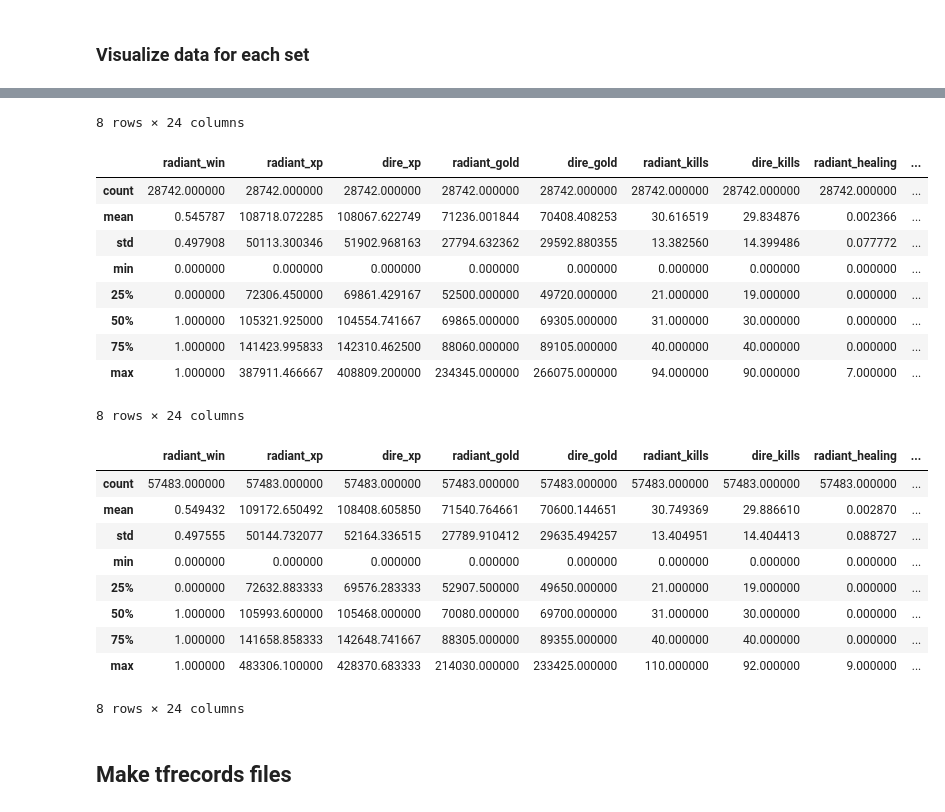
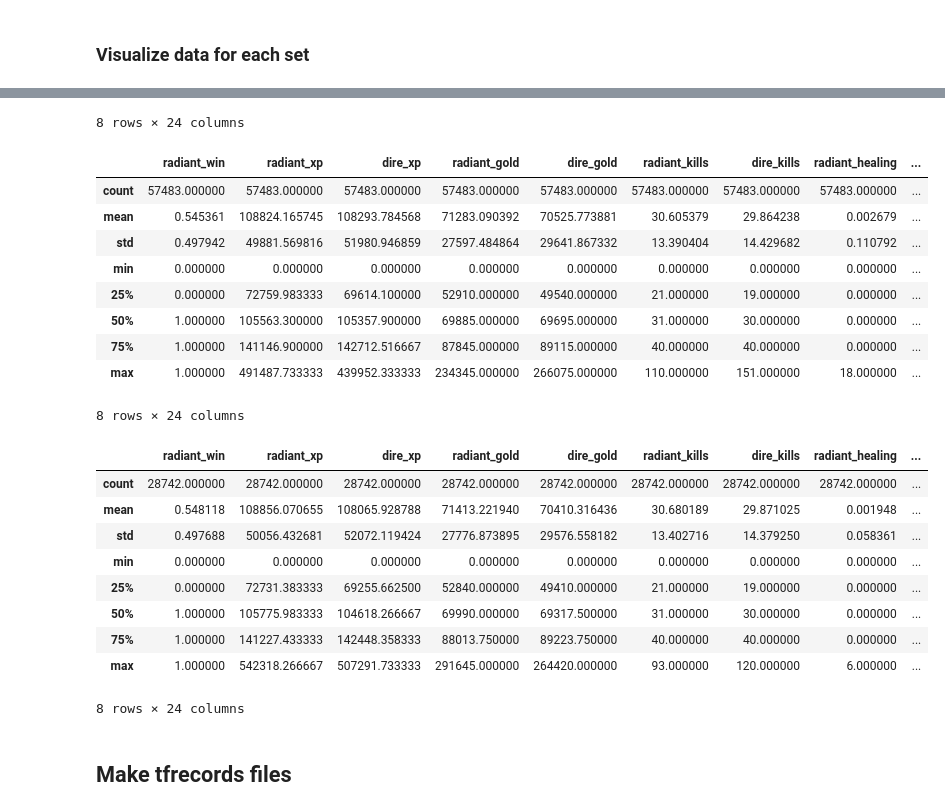
Before and after one commit to JoshEZiegler/MLProjects, a Jupyter notebook: VideoGameDrafting/Dota2Project/DotaDataCollection.ipynb, the cells around one changed output, grey strips where cells are left out. Drawn from its saved outputs; the diff is of its cells as text; code cells hidden in the pictures.

```diff
--- a/VideoGameDrafting/Dota2Project/DotaDataCollection.ipynb
+++ b/VideoGameDrafting/Dota2Project/DotaDataCollection.ipynb
@@ -772,6 +780,11 @@ def preprocess_targets_xp(dota2_df):
 # %% [markdown]
 ### Visualize data for each set
 # %%
+training_frac = 0.7
+train_len = int(len(dota2_df) * training_frac)
+test_len = int((len(dota2_df) - train_len)/1.5)
+validation_len = len(dota2_df) - train_len - test_len
+
 plotting_df = dota2_df
 
 display.display(plotting_df.iloc[:train_len,:].describe())
@@ -790,23 +803,23 @@ display.display(plotting_df.iloc[train_len+test_len:,:].describe())
 8 rows × 24 columns
 |  | radiant_win | radiant_xp | dire_xp | radiant_gold | dire_gold | radiant_kills | dire_kills | radiant_healing | ... |
-| count | 28742.000000 | 28742.000000 | 28742.000000 | 28742.000000 | 28742.000000 | 28742.000000 | 28742.000000 | 28742.000000 | ... |
-| mean | 0.545787 | 108718.072285 | 108067.622749 | 71236.001844 | 70408.408253 | 30.616519 | 29.834876 | 0.002366 | ... |
-| std | 0.497908 | 50113.300346 | 51902.968163 | 27794.632362 | 29592.880355 | 13.382560 | 14.399486 | 0.077772 | ... |
+| count | 57483.000000 | 57483.000000 | 57483.000000 | 57483.000000 | 57483.000000 | 57483.000000 | 57483.000000 | 57483.000000 | ... |
+| mean | 0.545361 | 108824.165745 | 108293.784568 | 71283.090392 | 70525.773881 | 30.605379 | 29.864238 | 0.002679 | ... |
+| std | 0.497942 | 49881.569816 | 51980.946859 | 27597.484864 | 29641.867332 | 13.390404 | 14.429682 | 0.110792 | ... |
 | min | 0.000000 | 0.000000 | 0.000000 | 0.000000 | 0.000000 | 0.000000 | 0.000000 | 0.000000 | ... |
-| 25% | 0.000000 | 72306.450000 | 69861.429167 | 52500.000000 | 49720.000000 | 21.000000 | 19.000000 | 0.000000 | ... |
-| 50% | 1.000000 | 105321.925000 | 104554.741667 | 69865.000000 | 69305.000000 | 31.000000 | 30.000000 | 0.000000 | ... |
-| 75% | 1.000000 | 141423.995833 | 142310.462500 | 88060.000000 | 89105.000000 | 40.000000 | 40.000000 | 0.000000 | ... |
-| max | 1.000000 | 387911.466667 | 408809.200000 | 234345.000000 | 266075.000000 | 94.000000 | 90.000000 | 7.000000 | ... |
+| 25% | 0.000000 | 72759.983333 | 69614.100000 | 52910.000000 | 49540.000000 | 21.000000 | 19.000000 | 0.000000 | ... |
+| 50% | 1.000000 | 105563.300000 | 105357.900000 | 69885.000000 | 69695.000000 | 31.000000 | 30.000000 | 0.000000 | ... |
+| 75% | 1.000000 | 141146.900000 | 142712.516667 | 87845.000000 | 89115.000000 | 40.000000 | 40.000000 | 0.000000 | ... |
+| max | 1.000000 | 491487.733333 | 439952.333333 | 234345.000000 | 266075.000000 | 110.000000 | 151.000000 | 18.000000 | ... |
 8 rows × 24 columns
 |  | radiant_win | radiant_xp | dire_xp | radiant_gold | dire_gold | radiant_kills | dire_kills | radiant_healing | ... |
-| count | 57483.000000 | 57483.000000 | 57483.000000 | 57483.000000 | 57483.000000 | 57483.000000 | 57483.000000 | 57483.000000 | ... |
-| mean | 0.549432 | 109172.650492 | 108408.605850 | 71540.764661 | 70600.144651 | 30.749369 | 29.886610 | 0.002870 | ... |
-| std | 0.497555 | 50144.732077 | 52164.336515 | 27789.910412 | 29635.494257 | 13.404951 | 14.404413 | 0.088727 | ... |
+| count | 28742.000000 | 28742.000000 | 28742.000000 | 28742.000000 | 28742.000000 | 28742.000000 | 28742.000000 | 28742.000000 | ... |
+| mean | 0.548118 | 108856.070655 | 108065.928788 | 71413.221940 | 70410.316436 | 30.680189 | 29.871025 | 0.001948 | ... |
+| std | 0.497688 | 50056.432681 | 52072.119424 | 27776.873895 | 29576.558182 | 13.402716 | 14.379250 | 0.058361 | ... |
 | min | 0.000000 | 0.000000 | 0.000000 | 0.000000 | 0.000000 | 0.000000 | 0.000000 | 0.000000 | ... |
-| 25% | 0.000000 | 72632.883333 | 69576.283333 | 52907.500000 | 49650.000000 | 21.000000 | 19.000000 | 0.000000 | ... |
-| 50% | 1.000000 | 105993.600000 | 105468.000000 | 70080.000000 | 69700.000000 | 31.000000 | 30.000000 | 0.000000 | ... |
-| 75% | 1.000000 | 141658.858333 | 142648.741667 | 88305.000000 | 89355.000000 | 40.000000 | 40.000000 | 0.000000 | ... |
-| max | 1.000000 | 483306.100000 | 428370.683333 | 214030.000000 | 233425.000000 | 110.000000 | 92.000000 | 9.000000 | ... |
+| 25% | 0.000000 | 72731.383333 | 69255.662500 | 52840.000000 | 49410.000000 | 21.000000 | 19.000000 | 0.000000 | ... |
+| 50% | 1.000000 | 105775.983333 | 104618.266667 | 69990.000000 | 69317.500000 | 31.000000 | 30.000000 | 0.000000 | ... |
+| 75% | 1.000000 | 141227.433333 | 142448.358333 | 88013.750000 | 89223.750000 | 40.000000 | 40.000000 | 0.000000 | ... |
+| max | 1.000000 | 542318.266667 | 507291.733333 | 291645.000000 | 264420.000000 | 93.000000 | 120.000000 | 6.000000 | ... |
 8 rows × 24 columns
 # %% [markdown]
 ## Make tfrecords files
```
Also changed, not shown: parts of 4 cells of this notebook, 9 other files.
